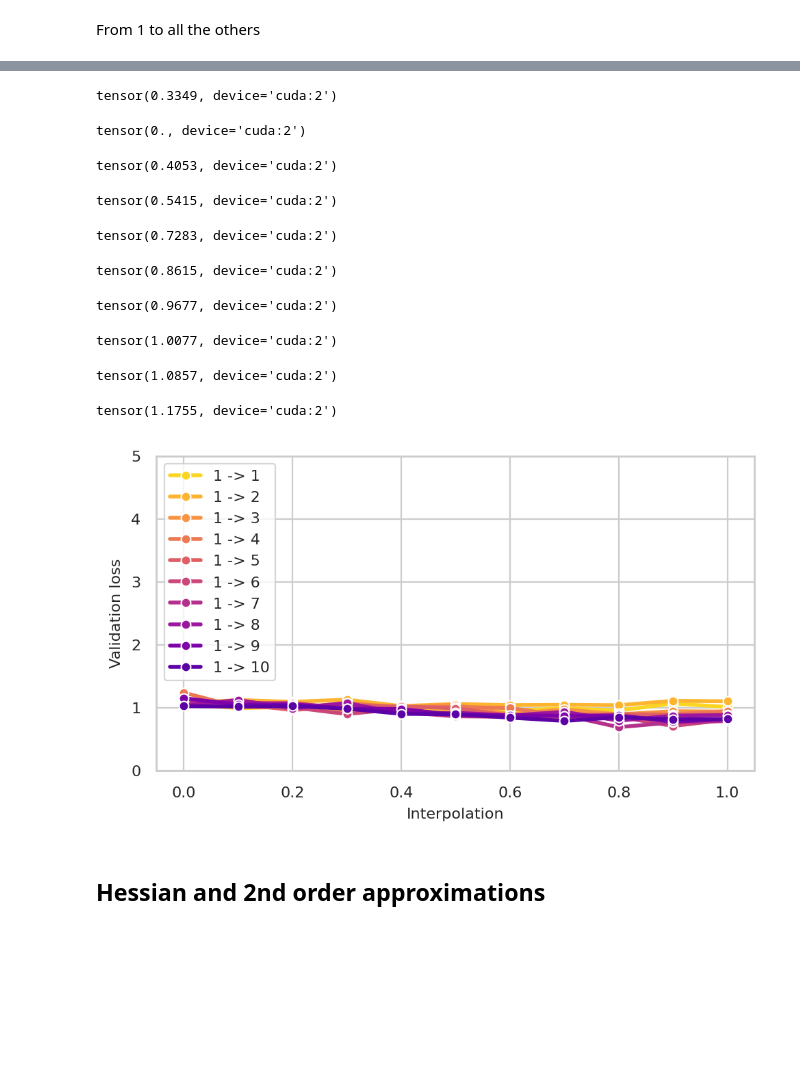
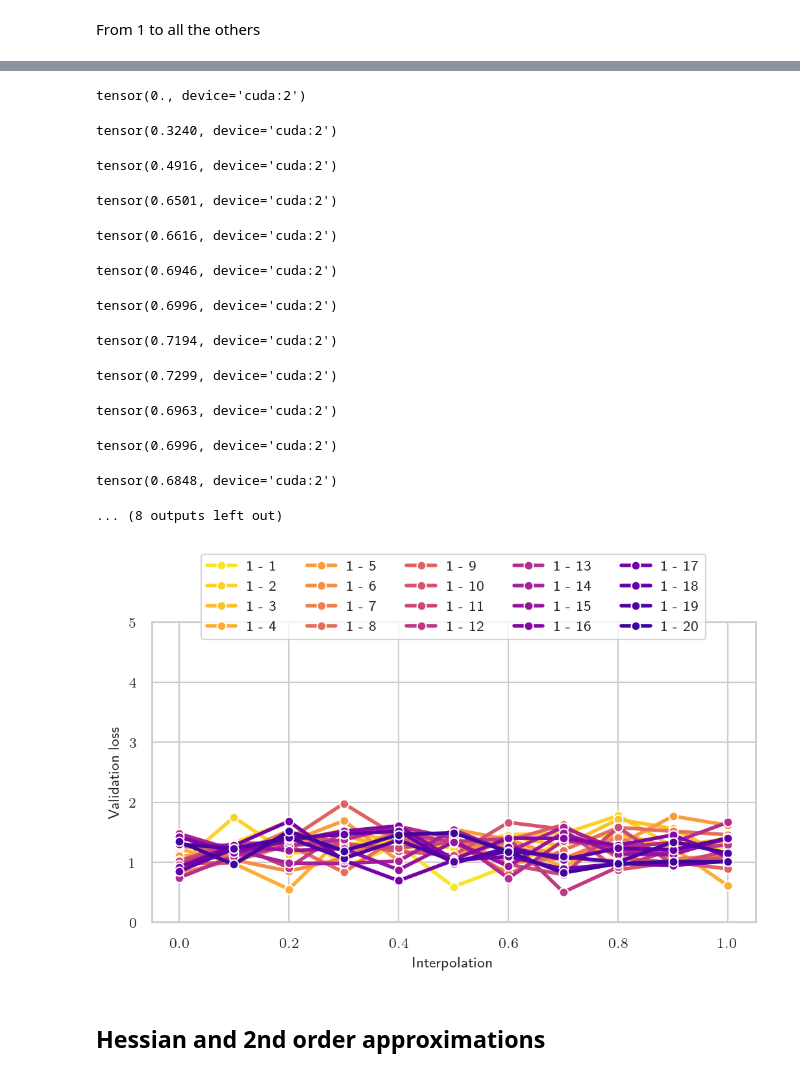
Before and after one commit to GiuliaLanzillotta/bytebybyte, a Jupyter notebook: results.ipynb, the cells around one changed output, grey strips where cells are left out. Saved outputs shown, nothing was run; the diff lists cells and outputs as text; code cells hidden in the pictures; blank space fills up the shorter version.

```diff
--- a/results.ipynb
+++ b/results.ipynb
@@ -308,17 +353,12 @@ INFO:root:Loading model checkpoint from ./experiments/split-c100-classes-10_resn
 # %%
 # Initialize the distance matrices
-l2_distance = np.zeros((num_tasks+1, num_tasks+1))
-cosine_distance = np.zeros((num_tasks+1, num_tasks+1))
-
-minima = []
-for i in range(num_tasks+1):
-    experiment_logger.load_checkpoint(agent, i)
-    minima.append(get_params(agent.network))
+l2_distance = np.zeros((num_tasks, num_tasks))
+cosine_distance = np.zeros((num_tasks, num_tasks))
 
 # Populate the l2_distance matrix
-for i in range(num_tasks+1):
+for i in range(num_tasks):
     mi = minima[i]
-    for j in range(num_tasks+1):
+    for j in range(num_tasks):
         mj = minima[j]
         l2_distance[i, j] = get_norm_distance(mi, mj)
         cosine_distance[i, j] = get_cosine_similarity(mi, mj)
@@ -436,0 +579,10 @@ CKA distance
+# %%
+# compute the pairwise CKA at every layer of the network
+# Initialize the distance matrices
+cka_distances = [np.zeros((num_tasks, num_tasks)) for l in range(len(features))]
+for l in features.keys():
+    for i in range(num_tasks):
+        X_i = torch.cat(all_tasks_feats[i][l], dim=0)
+        for j in range(num_tasks):
+            X_j = torch.cat(all_tasks_feats[j][l], dim=0)
+            cka_distances[l][i,j] = cka(gram_linear(X_i), gram_linear(X_j))
@@ -527,7 +702,7 @@ tensor(0.3542, device='cuda:2')
 From 1 to all the others
 # %%
 minima = []
-for i in range(num_tasks+1):
+for i in range(num_tasks):
     experiment_logger.load_checkpoint(agent, i)
     minima.append(get_params(agent.network).to(device))
 agent.config['device']=device
@@ -556,46 +731,48 @@ line_samples=10
 l_values_all = np.zeros((num_tasks, line_samples+1))
 
 # Populate the loss matrix
-m1 = minima[1]
+m1 = minima[0]
 for i in range(num_tasks):
     mi = minima[i]
-    l_values, x_values = linear_interpolation(m1, mi, agent, test_dataloader, line_samples=line_samples, tasks_learned=-1, batches=5)
+    l_values, x_values = linear_interpolation(m1, mi, agent, test_dataloader, line_samples=line_samples, tasks_learned=-1, batches=1, return_type="loss")
     l_values_all[i,:] = l_values
 # %% [output]
-tensor(0.3349, device='cuda:2')
+tensor(0., device='cuda:2')
-tensor(0., device='cuda:2')
+tensor(0.3240, device='cuda:2')
-tensor(0.4053, device='cuda:2')
+tensor(0.4916, device='cuda:2')
-tensor(0.5415, device='cuda:2')
+tensor(0.6501, device='cuda:2')
-tensor(0.7283, device='cuda:2')
+tensor(0.6616, device='cuda:2')
-tensor(0.8615, device='cuda:2')
+tensor(0.6946, device='cuda:2')
-tensor(0.9677, device='cuda:2')
+tensor(0.6996, device='cuda:2')
-tensor(1.0077, device='cuda:2')
+tensor(0.7194, device='cuda:2')
-tensor(1.0857, device='cuda:2')
+tensor(0.7299, device='cuda:2')
-tensor(1.1755, device='cuda:2')
+tensor(0.6963, device='cuda:2')
+tensor(0.6996, device='cuda:2')
+tensor(0.6848, device='cuda:2')
+... (8 outputs left out)
 # %%
-plt.figure(figsize=(5, 3), dpi=200)
+fig, ax = plt.subplots(figsize=(6, 3), dpi=200)
+
 sns.set(style="whitegrid")
 sns.set_context("paper",
                 rc={"lines.linewidth": 2,
                 'xtick.labelsize':8,
                 'ytick.labelsize':8,
                 'lines.markersize' : 5,
                 'lines.marker' : 'o',
                 'legend.fontsize': 8,
                 'axes.labelsize': 8,
                 'legend.handlelength': 1,
                 'legend.handleheight':1,})
 
 palette = sns.color_palette("plasma_r", num_tasks+1)
 suffix = 'loss'
 for i in range(num_tasks):
-    sns.lineplot(x=x_values, y=l_values_all[i,:], color=palette[i], label=f"1 -> {i+1}", marker='o')
-plt.xlabel('Interpolation')
-plt.ylabel('Validation {}'.format(suffix))
-# plt.title(title)
-plt.ylim((0.0, 5))
-plt.tight_layout()
-plt.legend(loc='upper left', fontsize='small')
+    sns.lineplot(x=x_values, y=l_values_all[i,:], color=palette[i], label=f"1 - {i+1}", marker='o')
+ax.set_xlabel('Interpolation')
+ax.set_ylabel('Validation {}'.format(suffix))
+ax.set_ylim((0.0, 5))
+ax.legend(loc='upper center', bbox_to_anchor=(0.5, 1.25), ncol=5, fontsize='small')
 plt.show()
 # %% [output]
-[figure, old version]
+[figure, new version]
```
Also changed, not shown: parts of 30 cells of this notebook, 2 other files.
